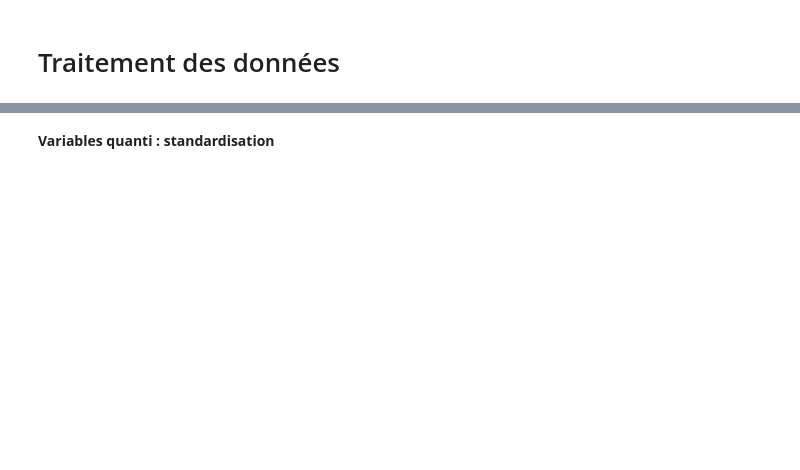
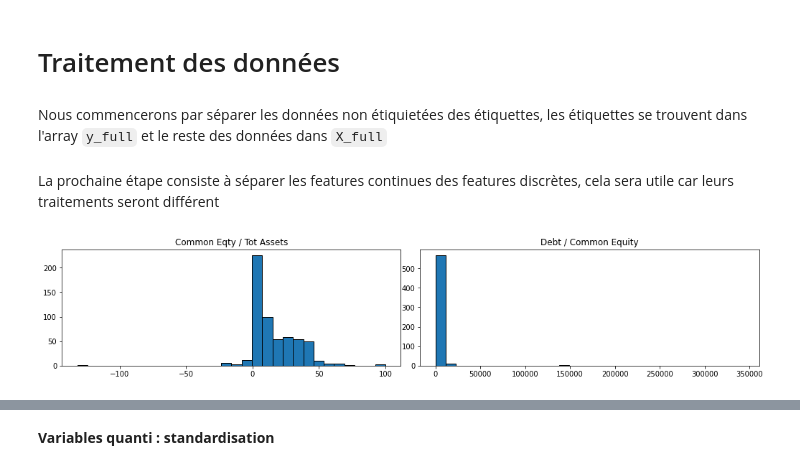
Before and after one commit to Rxzh/PD, a Jupyter notebook: Architecture réseaux de neurones.ipynb, the cells around one changed output, grey strips where cells are left out. Cells and saved outputs as stored; diff of their text form; code cells hidden in the pictures; blank space fills up the shorter version.

```diff
--- a/Architecture réseaux de neurones.ipynb
+++ b/Architecture réseaux de neurones.ipynb
@@ -31,0 +22,6 @@ df.dtypes
+# %%
+df.head()
+
+df = df[df.PD_1y>0.0]
+df = df[df.PD_1y!=1.0]
+#df = df[df['Common Eqty / Tot Assets']<.4]
@@ -32,4 +30,10 @@ df.dtypes
 # %%
 #mettre les ratios financiers
 df1 = df[["Common Eqty / Tot Assets",'Debt / Common Equity','BCLASS Level 3',"PD_1y"]]
-#df1.replace(np.nan, 0.0,inplace=True)
+
+#df1 = df.drop(columns=['Unnamed: 0','Reference Security', 'Ticker_y','Ticker_x', 'Issuer Name','Maturity','Cpn', 'Bid Price', 'Ask Price'])
+
+#df2 = pd.read_csv('PD_1y.csv')
+
+df1['PD_1y'] = pd.read_csv('PD_1y.csv')['PD_1y']
+df1.replace(np.nan, 0.0,inplace=True)
@@ -36,4 +50,4 @@ df1 = df[["Common Eqty / Tot Assets",'Debt / Common Equity','BCLASS Level 3',"PD
 # %%
-df1 = df1.dropna(how = 'any')
+#df1 = df1.dropna(how = 'any')
 df1.head()
 #on peut pas faire tourner l'algo avec des valeurs manquantes. Voir techniques pour les remplacer.
@@ -42,26 +65,33 @@ df1.shape
 # %% [markdown]
 # Traitement des données
+# %% [markdown]
+Nous commencerons par séparer les données non étiquietées des étiquettes, les étiquettes se trouvent dans l'array `y_full` et le reste des données dans `X_full`
 # %%
 X_full = np.array(df1.drop(columns=['PD_1y']))
 y_full = np.array(df1['PD_1y'])
+# %% [markdown]
+La prochaine étape consiste à séparer les features continues des features discrètes, cela sera utile car leurs traitements seront différent
 # %%
 features = list(df1.drop(columns=['PD_1y']).columns)
 
-discrete_features = ['BCLASS Level 3']
+discrete_features = ['BCLASS Level {}'.format(i) for i in range(3,4)]
 continuous_features = [s for s in features if not s in discrete_features]
 
 
 continuous_features_idx = [features.index(feat_name) for feat_name in continuous_features]
 discrete_features_idx = [features.index(feat_name) for feat_name in discrete_features]
-
-
-def traitement(X):
-
-    ohe = preprocessing.OneHotEncoder(categories='auto',sparse=False)
-
-    std_scaler = preprocessing.StandardScaler().fit(X[:,continuous_features_idx])
-    X_continuous_scaled = std_scaler.transform(X[:,continuous_features_idx])
-
-    X_processed = np.hstack((ohe.fit_transform(X[:,discrete_features_idx]), X_continuous_scaled))
-
-    return X_processed
+# %%
+fig = plt.figure(figsize=(14,10))
+
+# Histograms for continuous features
+for (plot_idx, feat_idx) in enumerate(continuous_features_idx):
+    # create a subplot in the (plot_idx+1) position of a 2x2 grid
+    ax = fig.add_subplot(4, 2, (plot_idx+1))
+    # plot the histogram of feat_idx
+    h = ax.hist(X_full[:, feat_idx], bins=30, edgecolor='black')
+    # use the name of the feature as a title for each histogram
+    ax.set_title(features[feat_idx])
+# espacement entre les subplots
+fig.tight_layout(pad=0.1)
+# %% [output]
+[figure, added]
```
Also changed, not shown: parts of 56 cells of this notebook, 2 other files.
